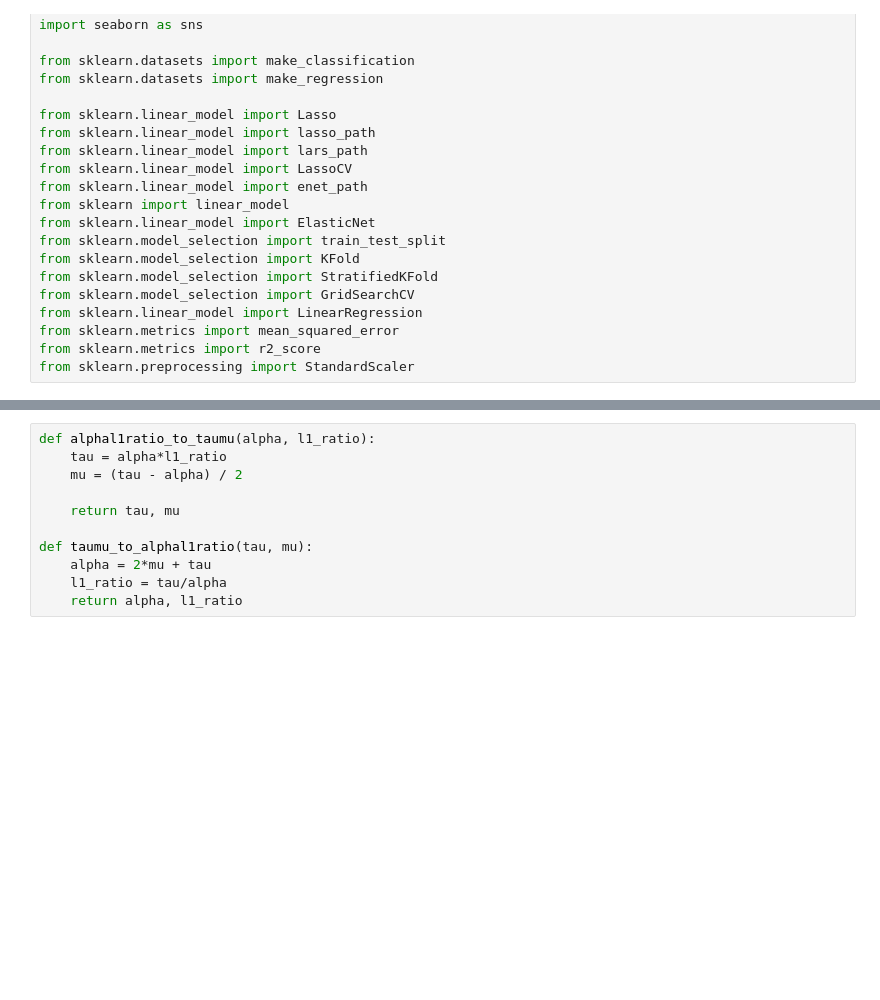
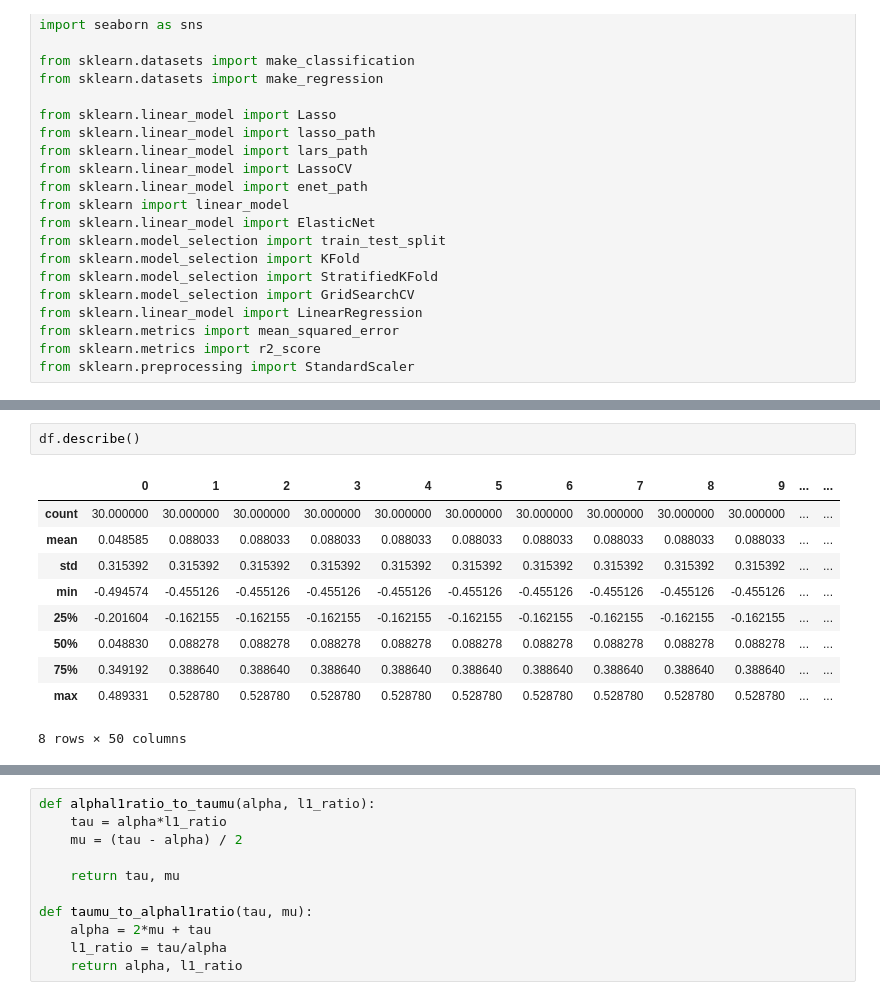
Before and after one commit to henry-sabogal/bioinformatics_project, a Jupyter notebook: ToyProblem.ipynb, the cells around one changed output, grey strips where cells are left out. Cells and saved outputs as stored; diff of their text form; blank space fills up the shorter version.

```diff
--- a/ToyProblem.ipynb
+++ b/ToyProblem.ipynb
@@ -46 +103,14 @@ df.sample(10)
+# %%
+df.describe()
+# %% [output]
+|  | 0 | 1 | 2 | 3 | 4 | 5 | 6 | 7 | 8 | 9 | ... | ... |
+| count | 30.000000 | 30.000000 | 30.000000 | 30.000000 | 30.000000 | 30.000000 | 30.000000 | 30.000000 | 30.000000 | 30.000000 | ... | ... |
+| mean | 0.048585 | 0.088033 | 0.088033 | 0.088033 | 0.088033 | 0.088033 | 0.088033 | 0.088033 | 0.088033 | 0.088033 | ... | ... |
+| std | 0.315392 | 0.315392 | 0.315392 | 0.315392 | 0.315392 | 0.315392 | 0.315392 | 0.315392 | 0.315392 | 0.315392 | ... | ... |
+| min | -0.494574 | -0.455126 | -0.455126 | -0.455126 | -0.455126 | -0.455126 | -0.455126 | -0.455126 | -0.455126 | -0.455126 | ... | ... |
+| 25% | -0.201604 | -0.162155 | -0.162155 | -0.162155 | -0.162155 | -0.162155 | -0.162155 | -0.162155 | -0.162155 | -0.162155 | ... | ... |
+| 50% | 0.048830 | 0.088278 | 0.088278 | 0.088278 | 0.088278 | 0.088278 | 0.088278 | 0.088278 | 0.088278 | 0.088278 | ... | ... |
+| 75% | 0.349192 | 0.388640 | 0.388640 | 0.388640 | 0.388640 | 0.388640 | 0.388640 | 0.388640 | 0.388640 | 0.388640 | ... | ... |
+| max | 0.489331 | 0.528780 | 0.528780 | 0.528780 | 0.528780 | 0.528780 | 0.528780 | 0.528780 | 0.528780 | 0.528780 | ... | ... |
+8 rows × 50 columns
 # %%
```
Also changed, not shown: parts of 14 cells of this notebook.
